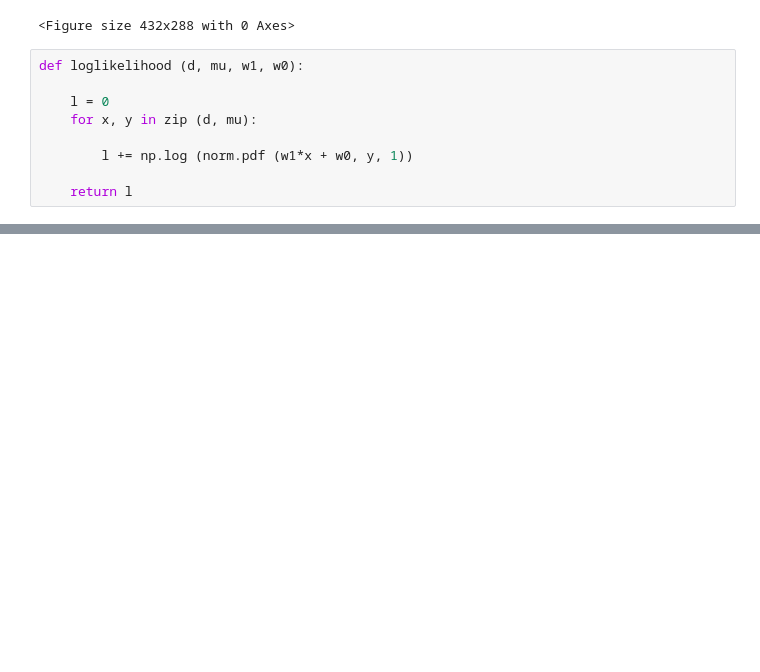
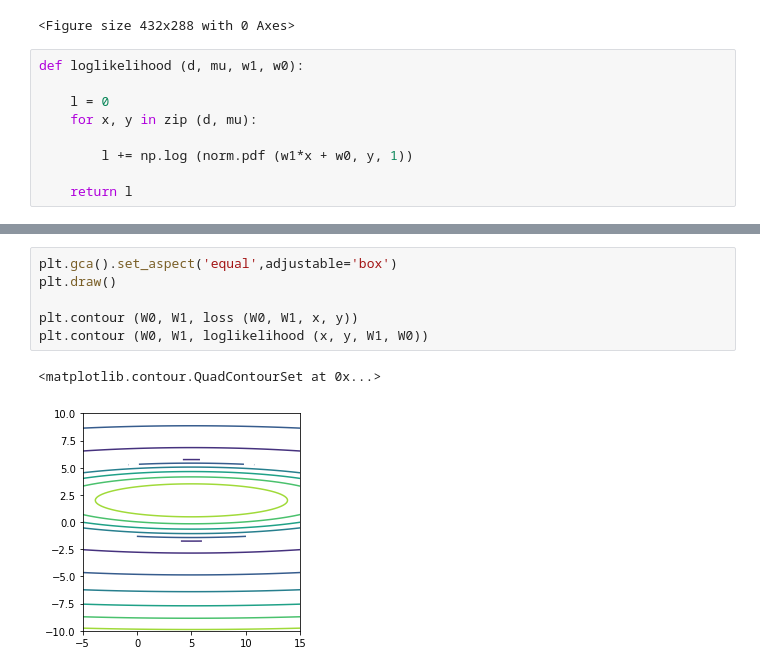
Before and after one commit to AnkitDimri/Machine-Learning, a Jupyter notebook: loss-likelihood-comparison.ipynb, the cells around one changed output, grey strips where cells are left out. Cells and saved outputs as stored; diff of their text form; blank space fills up the shorter version.

```diff
--- a/loss-likelihood-comparison.ipynb
+++ b/loss-likelihood-comparison.ipynb
@@ -69,0 +86,9 @@ ax.plot_surface(W0, W1, loglikelihood (x, y, W1, W0), rstride=1, cstride=1,cmap=
+# %%
+plt.gca().set_aspect('equal',adjustable='box')
+plt.draw()
+
+plt.contour (W0, W1, loss (W0, W1, x, y))
+plt.contour (W0, W1, loglikelihood (x, y, W1, W0))
+# %% [output]
+<matplotlib.contour.QuadContourSet at 0x...>
+[figure, added]
```
Also changed, not shown: parts of 7 cells of this notebook.
